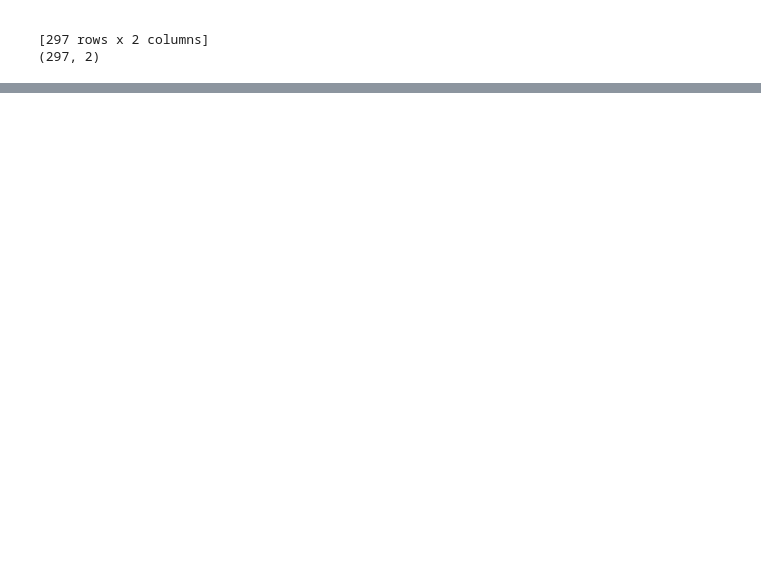
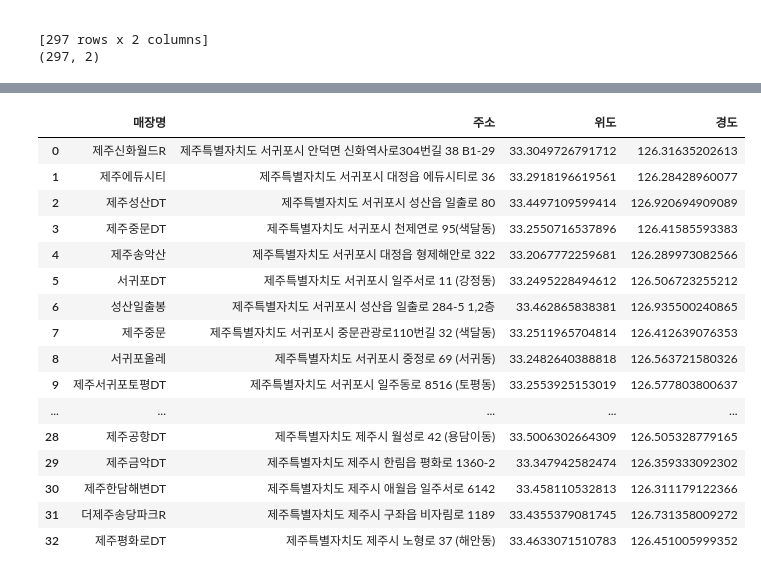
Before and after one commit to 2sseul/data_camp, a Jupyter notebook: 추천서비스/데이터 처리.ipynb, the cells around one changed output, grey strips where cells are left out. Drawn from its saved outputs; the diff is of its cells as text; code cells hidden in the pictures; blank space fills up the shorter version.

```diff
--- a/추천서비스/데이터 처리.ipynb
+++ b/추천서비스/데이터 처리.ipynb
@@ -277,0 +305,52 @@ print(office_final_df.shape)
+# %%
+# 스타벅스 리스트에 위도, 경도 넣기
+import requests
+import pandas as pd
+import time
+
+KAKAO_API_KEY = "-"
+
+def get_lat_lng(address, api_key):
+    url = "https://dapi.kakao.com/v2/local/search/address.json"
+    headers = {"Authorization": f"KakaoAK " + api_key}
+    params = {"query": address}
+    response = requests.get(url, headers=headers, params=params)
+    if response.status_code == 200:
+        result = response.json()
+        if result['documents']:
+            x = result['documents'][0]['x']
+            y = result['documents'][0]['y']
+            return y, x
+    return None, None
+
+starbucks_df = pd.read_csv('starbucks_list.csv', encoding='utf-8')
+# 스타벅스 주소 데이터프레임에 위경도 붙이기
+starbucks_df["위도"] = None
+starbucks_df["경도"] = None
+
+for i in starbucks_df.index:
+    address = starbucks_df.loc[i, "주소"]
+    lat, lng = get_lat_lng(address, KAKAO_API_KEY)
+    starbucks_df.at[i, "위도"] = lat
+    starbucks_df.at[i, "경도"] = lng
+    time.sleep(0.3)  # 과도한 요청 방지
+
+starbucks_df
+# %% [output]
+|  | 매장명 | 주소 | 위도 | 경도 |
+| 0 | 제주신화월드R | 제주특별자치도 서귀포시 안덕면 신화역사로304번길 38 B1-29 | 33.3049726791712 | 126.31635202613 |
+| 1 | 제주에듀시티 | 제주특별자치도 서귀포시 대정읍 에듀시티로 36 | 33.2918196619561 | 126.28428960077 |
+| 2 | 제주성산DT | 제주특별자치도 서귀포시 성산읍 일출로 80 | 33.4497109599414 | 126.920694909089 |
+| 3 | 제주중문DT | 제주특별자치도 서귀포시 천제연로 95(색달동) | 33.2550716537896 | 126.41585593383 |
+| 4 | 제주송악산 | 제주특별자치도 서귀포시 대정읍 형제해안로 322 | 33.2067772259681 | 126.289973082566 |
+| 5 | 서귀포DT | 제주특별자치도 서귀포시 일주서로 11 (강정동) | 33.2495228494612 | 126.506723255212 |
+| 6 | 성산일출봉 | 제주특별자치도 서귀포시 성산읍 일출로 284-5 1,2층 | 33.462865838381 | 126.935500240865 |
+| 7 | 제주중문 | 제주특별자치도 서귀포시 중문관광로110번길 32 (색달동) | 33.2511965704814 | 126.412639076353 |
+| 8 | 서귀포올레 | 제주특별자치도 서귀포시 중정로 69 (서귀동) | 33.2482640388818 | 126.563721580326 |
+| 9 | 제주서귀포토평DT | 제주특별자치도 서귀포시 일주동로 8516 (토평동) | 33.2553925153019 | 126.577803800637 |
+| ... | ... | ... | ... | ... |
+| 28 | 제주공항DT | 제주특별자치도 제주시 월성로 42 (용담이동) | 33.5006302664309 | 126.505328779165 |
+| 29 | 제주금악DT | 제주특별자치도 제주시 한림읍 평화로 1360-2 | 33.347942582474 | 126.359333092302 |
+| 30 | 제주한담해변DT | 제주특별자치도 제주시 애월읍 일주서로 6142 | 33.458110532813 | 126.311179122366 |
+| 31 | 더제주송당파크R | 제주특별자치도 제주시 구좌읍 비자림로 1189 | 33.4355379081745 | 126.731358009272 |
+| 32 | 제주평화로DT | 제주특별자치도 제주시 노형로 37 (해안동) | 33.4633071510783 | 126.451005999352 |
```
Also changed, not shown: parts of 11 cells of this notebook, 7 other files.
